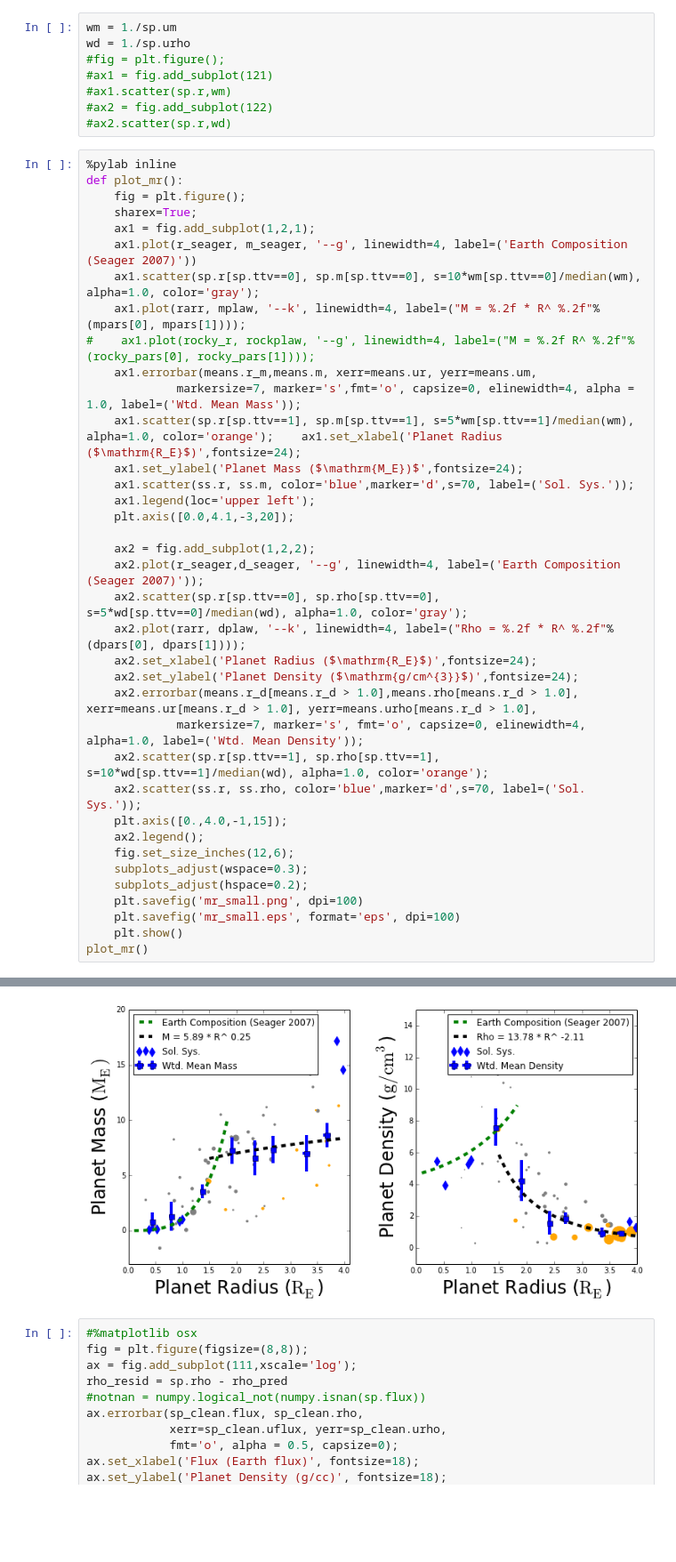
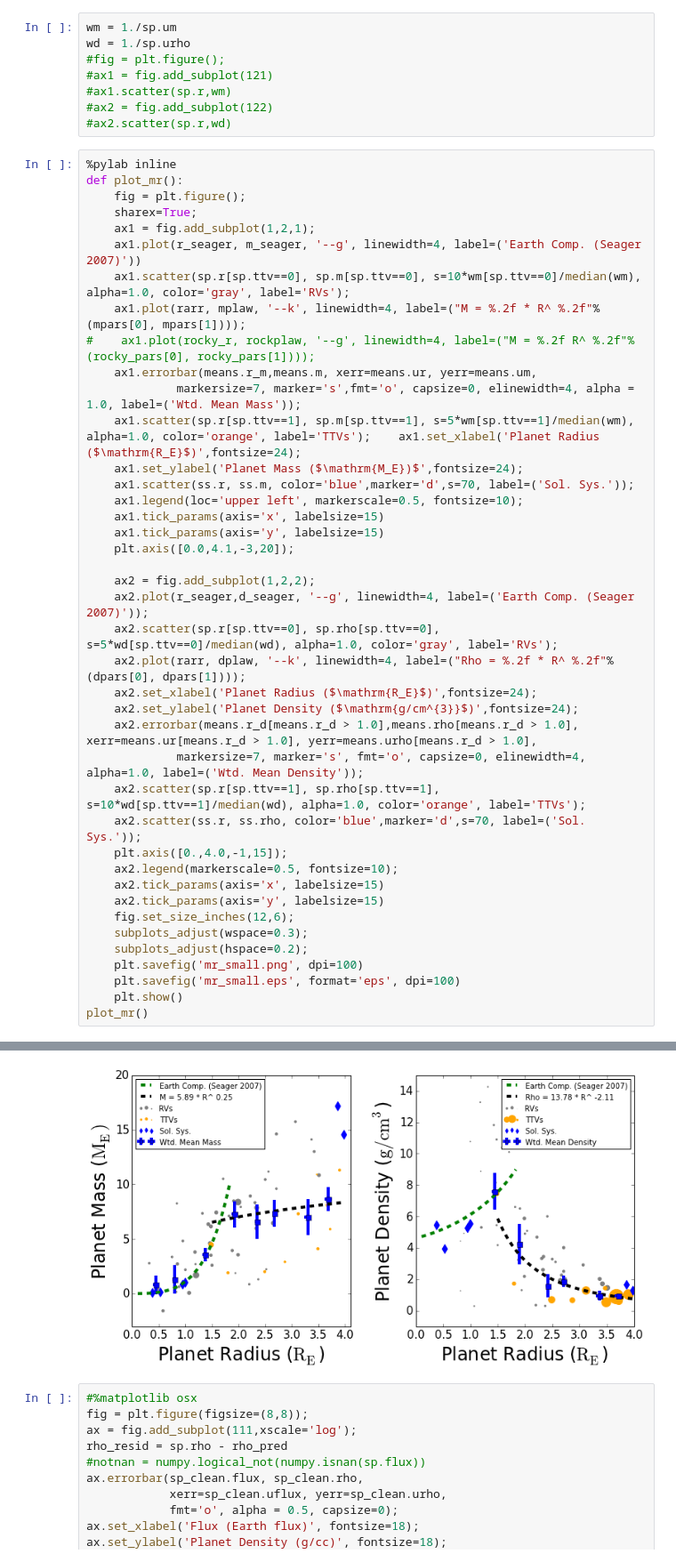
Before and after one commit to sealauren/mrf, a Jupyter notebook: plot_mr.ipynb, the cells around one changed output, grey strips where cells are left out. Shown at 89% size. Drawn from its saved outputs; the diff is of its cells as text; blank space fills up the shorter version.

Commit message:
Improved legend and made it smaller, made axis tick numbers bigger.

```diff
--- a/plot_mr.ipynb
+++ b/plot_mr.ipynb
@@ -452,42 +452,46 @@ wd = 1./sp.urho
 %pylab inline
 def plot_mr():
     fig = plt.figure();
     sharex=True;
     ax1 = fig.add_subplot(1,2,1);
-    ax1.plot(r_seager, m_seager, '--g', linewidth=4, label=('Earth Composition (Seager 2007)'))
-    ax1.scatter(sp.r[sp.ttv==0], sp.m[sp.ttv==0], s=10*wm[sp.ttv==0]/median(wm), alpha=1.0, color='gray');
+    ax1.plot(r_seager, m_seager, '--g', linewidth=4, label=('Earth Comp. (Seager 2007)'))
+    ax1.scatter(sp.r[sp.ttv==0], sp.m[sp.ttv==0], s=10*wm[sp.ttv==0]/median(wm), alpha=1.0, color='gray', label='RVs');
     ax1.plot(rarr, mplaw, '--k', linewidth=4, label=("M = %.2f * R^ %.2f"% (mpars[0], mpars[1])));
 #    ax1.plot(rocky_r, rockplaw, '--g', linewidth=4, label=("M = %.2f R^ %.2f"% (rocky_pars[0], rocky_pars[1])));
     ax1.errorbar(means.r_m,means.m, xerr=means.ur, yerr=means.um,
              markersize=7, marker='s',fmt='o', capsize=0, elinewidth=4, alpha = 1.0, label=('Wtd. Mean Mass'));
-    ax1.scatter(sp.r[sp.ttv==1], sp.m[sp.ttv==1], s=5*wm[sp.ttv==1]/median(wm), alpha=1.0, color='orange');    ax1.set_xlabel('Planet Radius ($\mathrm{R_E}$)',fontsize=24);
+    ax1.scatter(sp.r[sp.ttv==1], sp.m[sp.ttv==1], s=5*wm[sp.ttv==1]/median(wm), alpha=1.0, color='orange', label='TTVs');    ax1.set_xlabel('Planet Radius ($\mathrm{R_E}$)',fontsize=24);
     ax1.set_ylabel('Planet Mass ($\mathrm{M_E})$',fontsize=24);
     ax1.scatter(ss.r, ss.m, color='blue',marker='d',s=70, label=('Sol. Sys.'));
-    ax1.legend(loc='upper left');
+    ax1.legend(loc='upper left', markerscale=0.5, fontsize=10);
+    ax1.tick_params(axis='x', labelsize=15)
+    ax1.tick_params(axis='y', labelsize=15)
     plt.axis([0.0,4.1,-3,20]);
 
     ax2 = fig.add_subplot(1,2,2);
-    ax2.plot(r_seager,d_seager, '--g', linewidth=4, label=('Earth Composition (Seager 2007)'));
-    ax2.scatter(sp.r[sp.ttv==0], sp.rho[sp.ttv==0], s=5*wd[sp.ttv==0]/median(wd), alpha=1.0, color='gray');
+    ax2.plot(r_seager,d_seager, '--g', linewidth=4, label=('Earth Comp. (Seager 2007)'));
+    ax2.scatter(sp.r[sp.ttv==0], sp.rho[sp.ttv==0], s=5*wd[sp.ttv==0]/median(wd), alpha=1.0, color='gray', label='RVs');
     ax2.plot(rarr, dplaw, '--k', linewidth=4, label=("Rho = %.2f * R^ %.2f"% (dpars[0], dpars[1])));
     ax2.set_xlabel('Planet Radius ($\mathrm{R_E}$)',fontsize=24);
     ax2.set_ylabel('Planet Density ($\mathrm{g/cm^{3}}$)',fontsize=24);
     ax2.errorbar(means.r_d[means.r_d > 1.0],means.rho[means.r_d > 1.0], xerr=means.ur[means.r_d > 1.0], yerr=means.urho[means.r_d > 1.0],
              markersize=7, marker='s', fmt='o', capsize=0, elinewidth=4, alpha=1.0, label=('Wtd. Mean Density'));
-    ax2.scatter(sp.r[sp.ttv==1], sp.rho[sp.ttv==1], s=10*wd[sp.ttv==1]/median(wd), alpha=1.0, color='orange');
+    ax2.scatter(sp.r[sp.ttv==1], sp.rho[sp.ttv==1], s=10*wd[sp.ttv==1]/median(wd), alpha=1.0, color='orange', label='TTVs');
     ax2.scatter(ss.r, ss.rho, color='blue',marker='d',s=70, label=('Sol. Sys.'));
     plt.axis([0.,4.0,-1,15]);
-    ax2.legend();
+    ax2.legend(markerscale=0.5, fontsize=10);
+    ax2.tick_params(axis='x', labelsize=15)
+    ax2.tick_params(axis='y', labelsize=15)
     fig.set_size_inches(12,6);
     subplots_adjust(wspace=0.3);
     subplots_adjust(hspace=0.2);
     plt.savefig('mr_small.png', dpi=100)
     plt.savefig('mr_small.eps', format='eps', dpi=100)
     plt.show()
 plot_mr()
 # %% [output]
 Populating the interactive namespace from numpy and matplotlib
-[figure, old version]
+[figure, new version]
 # %%
 #%matplotlib osx
 fig = plt.figure(figsize=(8,8));
```
